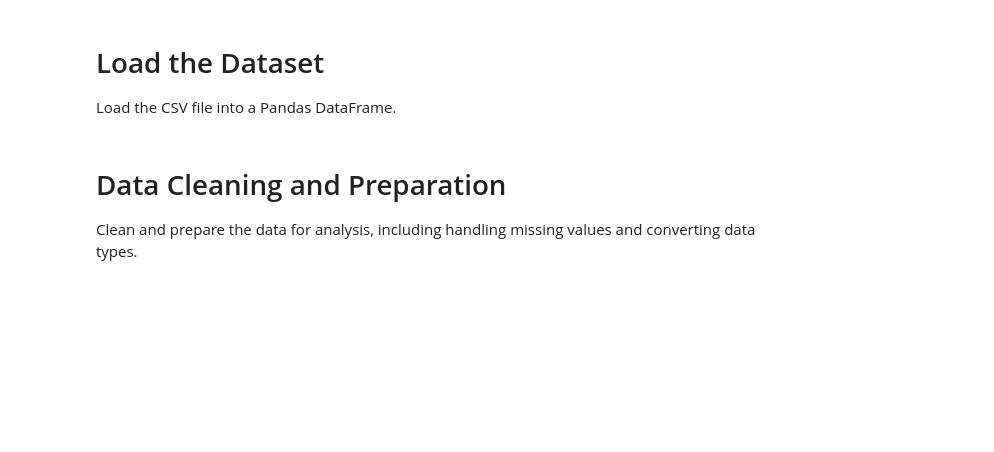
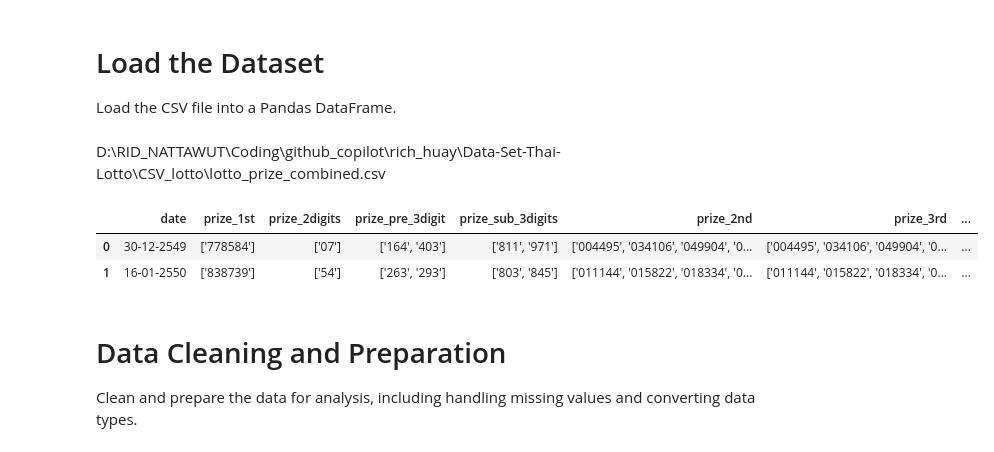
Before and after one commit to constantcmu/Data-Set-Thai-Lotto, a Jupyter notebook: Matplotlib_Pandas_for_analy.ipynb, the cells around one changed output. Drawn from its saved outputs; the diff is of its cells as text; code cells hidden in the pictures; blank space fills up the shorter version.

```diff
--- a/Matplotlib_Pandas_for_analy.ipynb
+++ b/Matplotlib_Pandas_for_analy.ipynb
@@ -12,13 +12,19 @@ ModuleNotFoundError: No module named 'pandas'
 # %% [markdown]
 # Load the Dataset
 Load the CSV file into a Pandas DataFrame.
+# %% [markdown]
+D:\RID_NATTAWUT\Coding\github_copilot\rich_huay\Data-Set-Thai-Lotto\CSV_lotto\lotto_prize_combined.csv
 # %%
 # Load the CSV file into a Pandas DataFrame
-file_path = '/d:/RID_NATTAWUT/Coding/github_copilot/rich_huay/Data-Set-Thai-Lotto/CSV_lotto/lotto_prize_combined.csv'
+file_path = r'D:\RID_NATTAWUT\Coding\github_copilot\rich_huay\Data-Set-Thai-Lotto\CSV_lotto\lotto_prize_combined.csv'
 df = pd.read_csv(file_path)
 
 # Display the first few rows of the DataFrame to verify the data is loaded correctly
-df.head()
+df.head(2)
+# %% [output]
+|  | date | prize_1st | prize_2digits | prize_pre_3digit | prize_sub_3digits | prize_2nd | prize_3rd | ... |
+| 0 | 30-12-2549 | ['778584'] | ['07'] | ['164', '403'] | ['811', '971'] | ['004495', '034106', '049904', '0... | ['004495', '034106', '049904', '0... | ... |
+| 1 | 16-01-2550 | ['838739'] | ['54'] | ['263', '293'] | ['803', '845'] | ['011144', '015822', '018334', '0... | ['011144', '015822', '018334', '0... | ... |
 # %% [markdown]
 # Data Cleaning and Preparation
 Clean and prepare the data for analysis, including handling missing values and converting data types.
```
Also changed, not shown: parts of 15 cells of this notebook, 14 other files.
